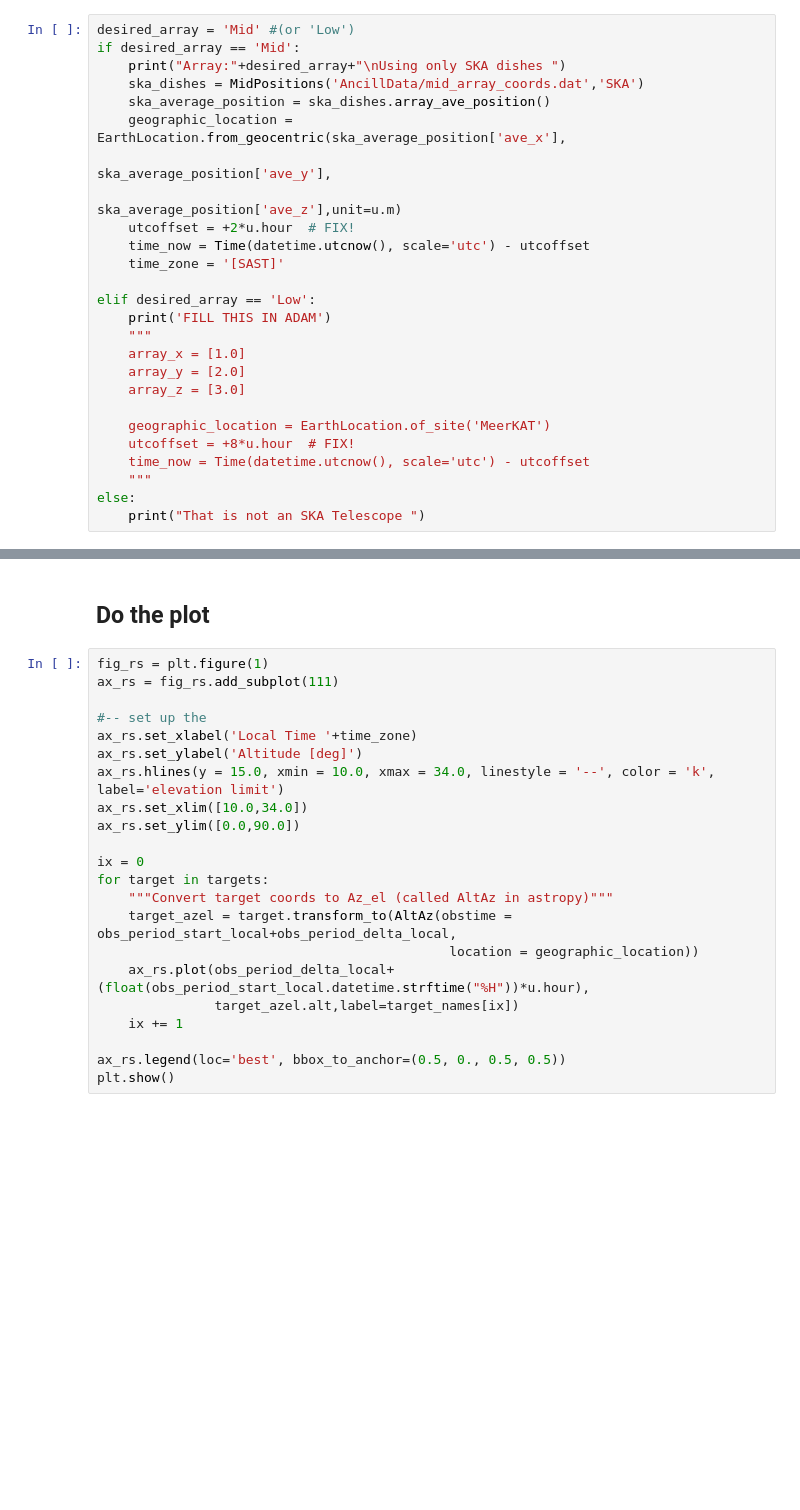
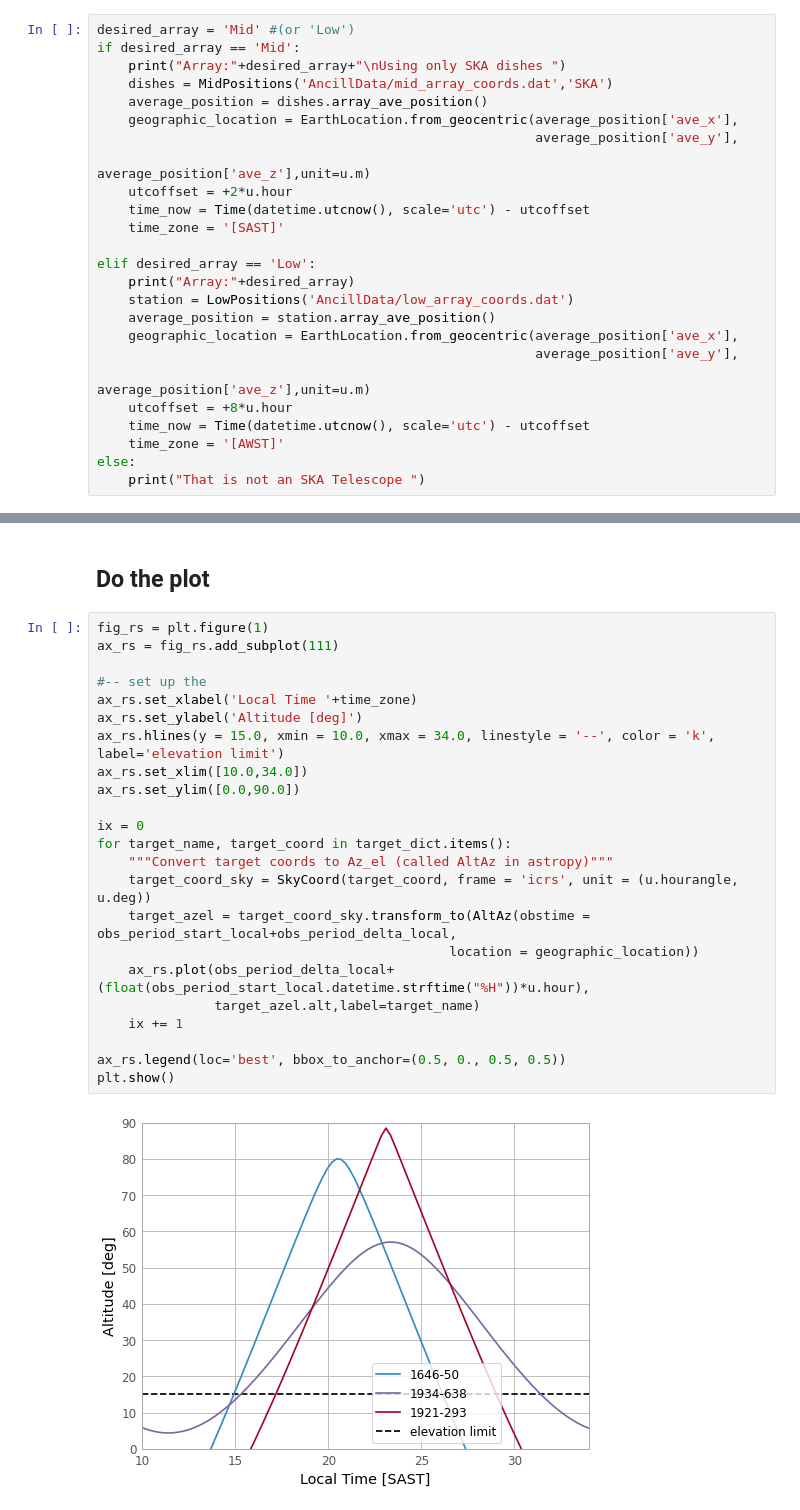
Before and after one commit to limonkufu/radio-astro-tutorials, a Jupyter notebook: Source_RiseSet.ipynb, the cells around one changed output, grey strips where cells are left out. Saved outputs shown, nothing was run; the diff lists cells and outputs as text; blank space fills up the shorter version.

Commit message:
change to dictionary form for target specs

```diff
--- a/Source_RiseSet.ipynb
+++ b/Source_RiseSet.ipynb
@@ -22,26 +22,25 @@ plotObservable(array,targets,start_time,obs_period)
 desired_array = 'Mid' #(or 'Low')
 if desired_array == 'Mid':
     print("Array:"+desired_array+"\nUsing only SKA dishes ")
-    ska_dishes = MidPositions('AncillData/mid_array_coords.dat','SKA')
-    ska_average_position = ska_dishes.array_ave_position()
-    geographic_location = EarthLocation.from_geocentric(ska_average_position['ave_x'],
-                                                        ska_average_position['ave_y'],
-                                                        ska_average_position['ave_z'],unit=u.m)
-    utcoffset = +2*u.hour  # FIX!
+    dishes = MidPositions('AncillData/mid_array_coords.dat','SKA')
+    average_position = dishes.array_ave_position()
+    geographic_location = EarthLocation.from_geocentric(average_position['ave_x'],
+                                                        average_position['ave_y'],
+                                                        average_position['ave_z'],unit=u.m)
+    utcoffset = +2*u.hour
     time_now = Time(datetime.utcnow(), scale='utc') - utcoffset
     time_zone = '[SAST]'
 
 elif desired_array == 'Low':
-    print('FILL THIS IN ADAM')
-    """
-    array_x = [1.0]
-    array_y = [2.0]
-    array_z = [3.0]
-
-    geographic_location = EarthLocation.of_site('MeerKAT')
-    utcoffset = +8*u.hour  # FIX!
+    print("Array:"+desired_array)
+    station = LowPositions('AncillData/low_array_coords.dat')
+    average_position = station.array_ave_position()
+    geographic_location = EarthLocation.from_geocentric(average_position['ave_x'],
+                                                        average_position['ave_y'],
+                                                        average_position['ave_z'],unit=u.m)
+    utcoffset = +8*u.hour
     time_now = Time(datetime.utcnow(), scale='utc') - utcoffset
-    """
+    time_zone = '[AWST]'
 else:
     print("That is not an SKA Telescope ")
 # %% [output]
@@ -94,22 +73,25 @@ ValueError: Cannot parse coordinates from first argument
 # %%
 fig_rs = plt.figure(1)
 ax_rs = fig_rs.add_subplot(111)
 
 #-- set up the
 ax_rs.set_xlabel('Local Time '+time_zone)
 ax_rs.set_ylabel('Altitude [deg]')
 ax_rs.hlines(y = 15.0, xmin = 10.0, xmax = 34.0, linestyle = '--', color = 'k', label='elevation limit')
 ax_rs.set_xlim([10.0,34.0])
 ax_rs.set_ylim([0.0,90.0])
 
 ix = 0
-for target in targets:
+for target_name, target_coord in target_dict.items():
     """Convert target coords to Az_el (called AltAz in astropy)"""
-    target_azel = target.transform_to(AltAz(obstime = obs_period_start_local+obs_period_delta_local,
+    target_coord_sky = SkyCoord(target_coord, frame = 'icrs', unit = (u.hourangle, u.deg))
+    target_azel = target_coord_sky.transform_to(AltAz(obstime = obs_period_start_local+obs_period_delta_local,
                                              location = geographic_location))
     ax_rs.plot(obs_period_delta_local+(float(obs_period_start_local.datetime.strftime("%H"))*u.hour),
-               target_azel.alt,label=target_names[ix])
+               target_azel.alt,label=target_name)
     ix += 1
 
 ax_rs.legend(loc='best', bbox_to_anchor=(0.5, 0., 0.5, 0.5))
 plt.show()
+# %% [output]
+[figure, added]
```
Also changed, not shown: parts of 3 cells of this notebook.
